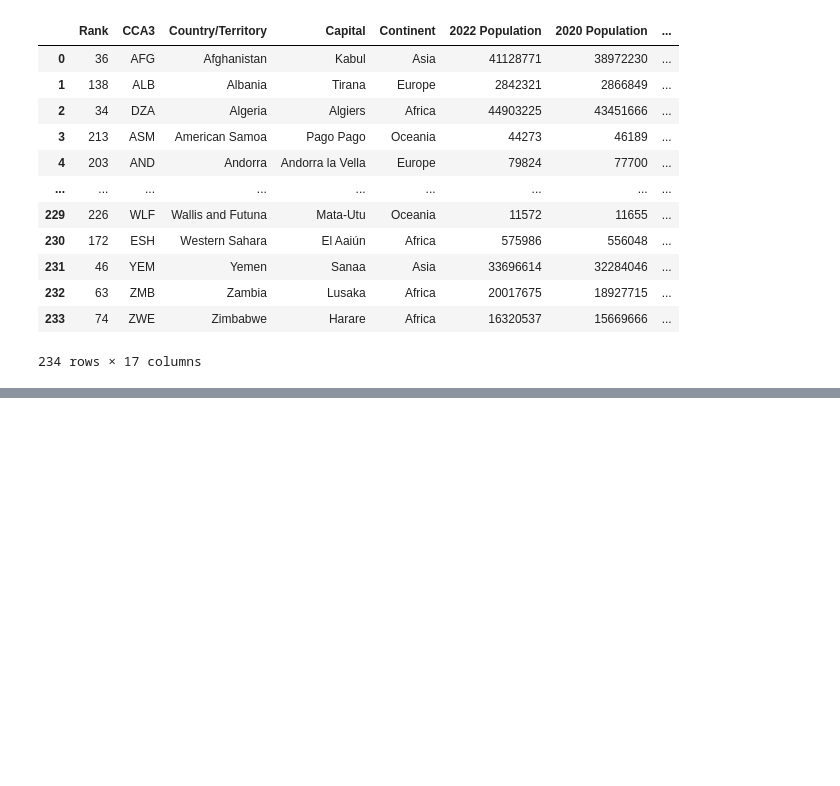
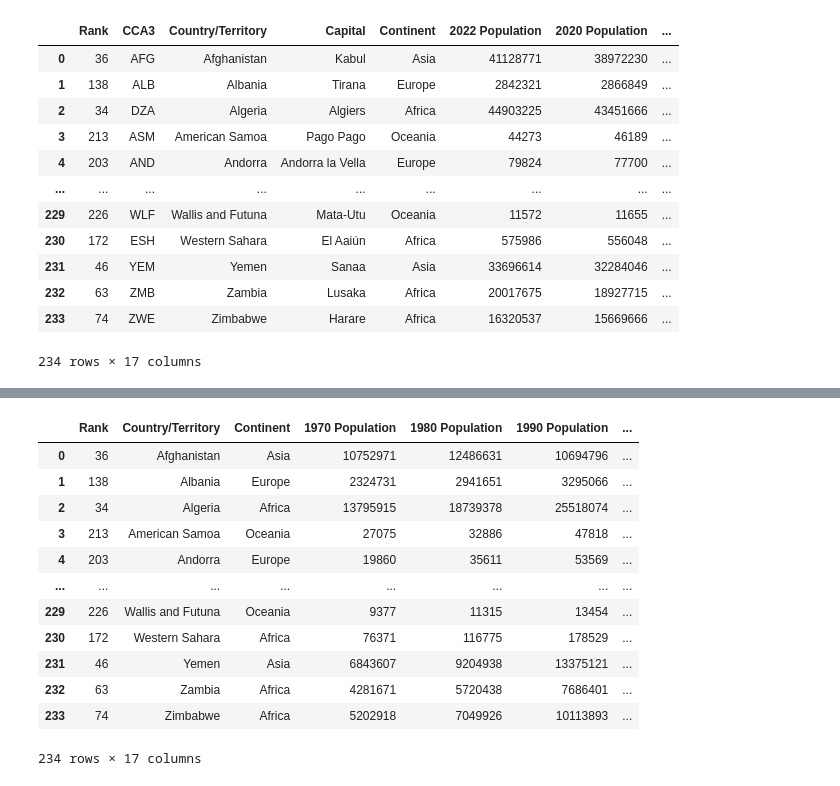
Before and after one commit to Y-Rov/python-PNU-course, a Jupyter notebook: course-part-2/realization-cw-2/rovinskyi-cw-2.ipynb, the cells around one changed output, grey strips where cells are left out. Drawn from its saved outputs; the diff is of its cells as text; code cells hidden in the pictures; blank space fills up the shorter version.

```diff
--- a/course-part-2/realization-cw-2/rovinskyi-cw-2.ipynb
+++ b/course-part-2/realization-cw-2/rovinskyi-cw-2.ipynb
@@ -9,6 +10,6 @@ import pandas as pd
 # %%
-test_df = pd.read_csv("world_population_1.csv")
-test_df
+first_dataframe = pd.read_csv("world_population_1.csv")
+first_dataframe
 # %% [output]
 |  | Rank | CCA3 | Country/Territory | Capital | Continent | 2022 Population | 2020 Population | ... |
 | 0 | 36 | AFG | Afghanistan | Kabul | Asia | 41128771 | 38972230 | ... |
@@ -25,0 +44,27 @@ test_df
+# %%
+second_dataframe[['pop2030', 'pop2050']] *= 1000
+result_dataframe = pd.merge(first_dataframe, second_dataframe[['country', 'pop2030', 'pop2050']],
+'left', left_on='Country/Territory', right_on='country')
+result_dataframe = result_dataframe.astype({ 'pop2030': np.int32, 'pop2050': np.int32 })
+result_dataframe.rename(columns={"pop2030": "2030 Predicted population",
+ "pop2050": "2050 Predicted population"}, inplace=True)
+result_dataframe.drop(columns=['CCA3', 'Capital', 'country'])
+result_dataframe = result_dataframe[['Rank', 'Country/Territory', 'Continent', '1970 Population',
+'1980 Population', '1990 Population', '2000 Population', '2010 Population', '2015 Population',
+'2020 Population', '2022 Population', '2030 Predicted population', '2050 Predicted population',
+'Area (km²)', 'Density (per km²)', 'Growth Rate', 'World Population Percentage']]
+result_dataframe
+# %% [output]
+|  | Rank | Country/Territory | Continent | 1970 Population | 1980 Population | 1990 Population | ... |
+| 0 | 36 | Afghanistan | Asia | 10752971 | 12486631 | 10694796 | ... |
+| 1 | 138 | Albania | Europe | 2324731 | 2941651 | 3295066 | ... |
+| 2 | 34 | Algeria | Africa | 13795915 | 18739378 | 25518074 | ... |
+| 3 | 213 | American Samoa | Oceania | 27075 | 32886 | 47818 | ... |
+| 4 | 203 | Andorra | Europe | 19860 | 35611 | 53569 | ... |
+| ... | ... | ... | ... | ... | ... | ... | ... |
+| 229 | 226 | Wallis and Futuna | Oceania | 9377 | 11315 | 13454 | ... |
+| 230 | 172 | Western Sahara | Africa | 76371 | 116775 | 178529 | ... |
+| 231 | 46 | Yemen | Asia | 6843607 | 9204938 | 13375121 | ... |
+| 232 | 63 | Zambia | Africa | 4281671 | 5720438 | 7686401 | ... |
+| 233 | 74 | Zimbabwe | Africa | 5202918 | 7049926 | 10113893 | ... |
+234 rows × 17 columns
```
Also changed, not shown: parts of 3 cells of this notebook.
